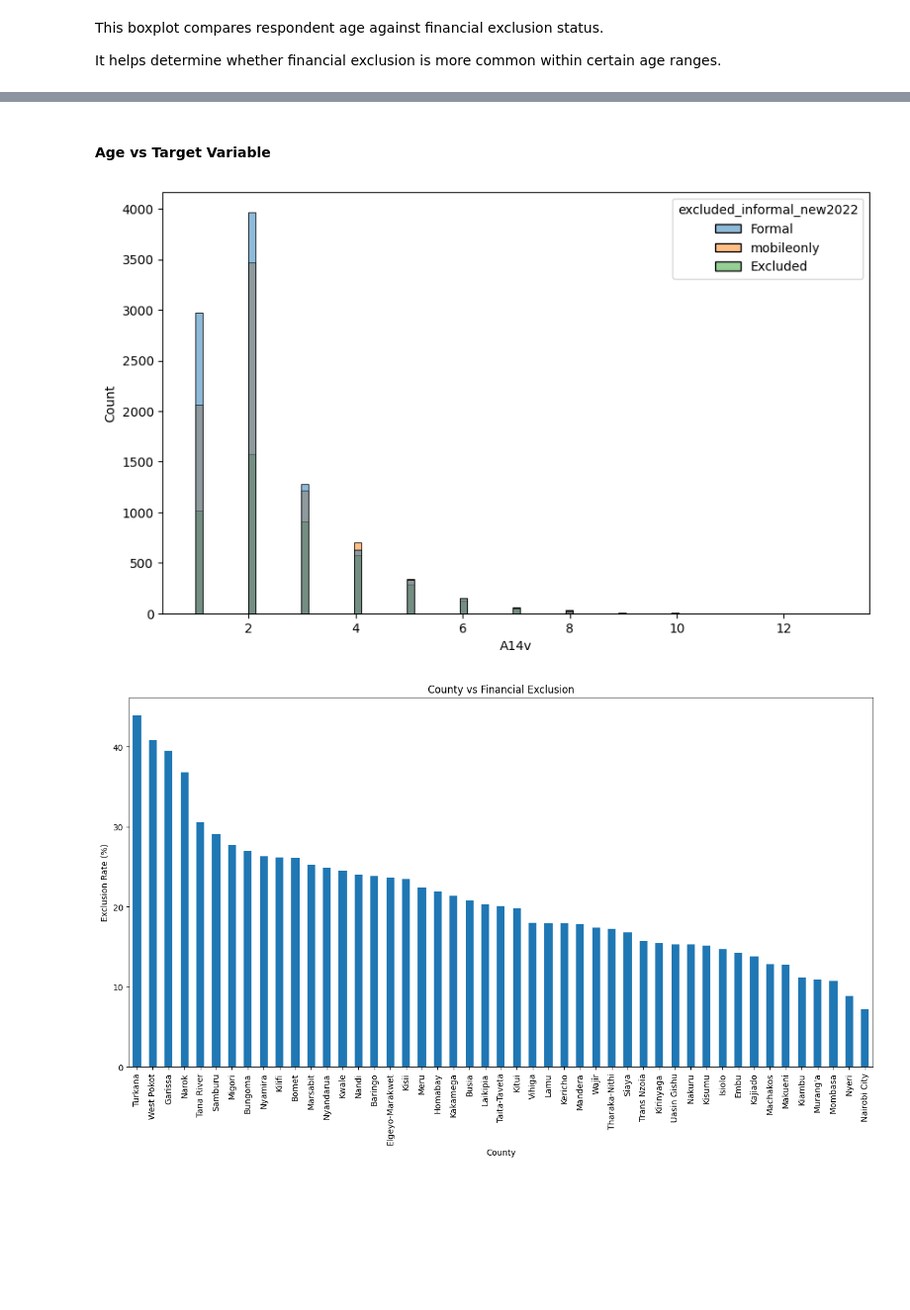
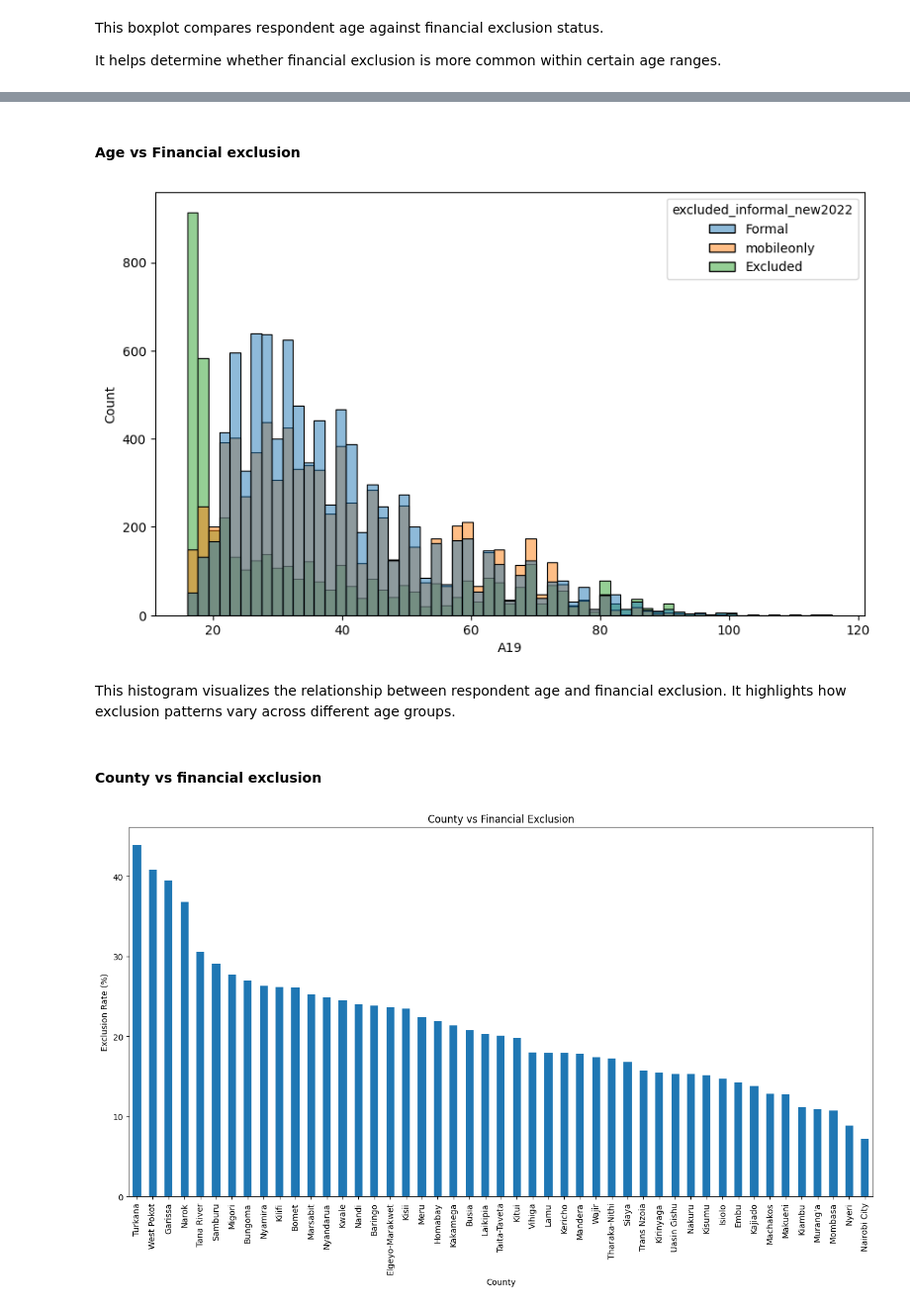
Before and after one commit to ChairoSolutions/Kenya-financial-inclusion-risk, a Jupyter notebook: notebooks-03_eda_subgroup_analysis.ipynb.ipynb, the cells around one changed output, grey strips where cells are left out. Shown at 99% size. Drawn from its saved outputs; the diff is of its cells as text; code cells hidden in the pictures; blank space fills up the shorter version.

Commit message:
county by financial exclusion

```diff
--- a/notebooks-03_eda_subgroup_analysis.ipynb.ipynb
+++ b/notebooks-03_eda_subgroup_analysis.ipynb.ipynb
@@ -759,14 +759,19 @@ Requirement already satisfied: python-dateutil>=2.7 in c:\users\dell\anaconda3\l
 Requirement already satisfied: tzdata in c:\users\dell\anaconda3\lib\site-packages (from pandas>=1.2->seaborn) (2023.3)
 Requirement already satisfied: six>=1.5 in c:\users\dell\anaconda3\lib\site-packages (from python-dateutil>=2.7->matplotlib!=3.6.1,>=3.4->seaborn) (1.17.0)
 # %% [markdown]
-#### Age vs Target Variable
+#### Age vs Financial exclusion
 # %%
 plt.figure(figsize=(10,6))
-sns.histplot(data=df,x='A14v',hue='excluded_informal_new2022')
+sns.histplot(data=df,x='A19',hue='excluded_informal_new2022')
 
 plt.show()
 # %% [output]
-[figure, old version]
+[figure, new version]
+# %% [markdown]
+This histogram visualizes the relationship between respondent age and financial exclusion.
+It highlights how exclusion patterns vary across different age groups.
+# %% [markdown]
+#### County vs financial exclusion
 # %%
 plt.figure(figsize=(16,8))
 county_exclusion.plot(kind='bar')
```
Also changed, not shown: parts of 2 cells of this notebook.
